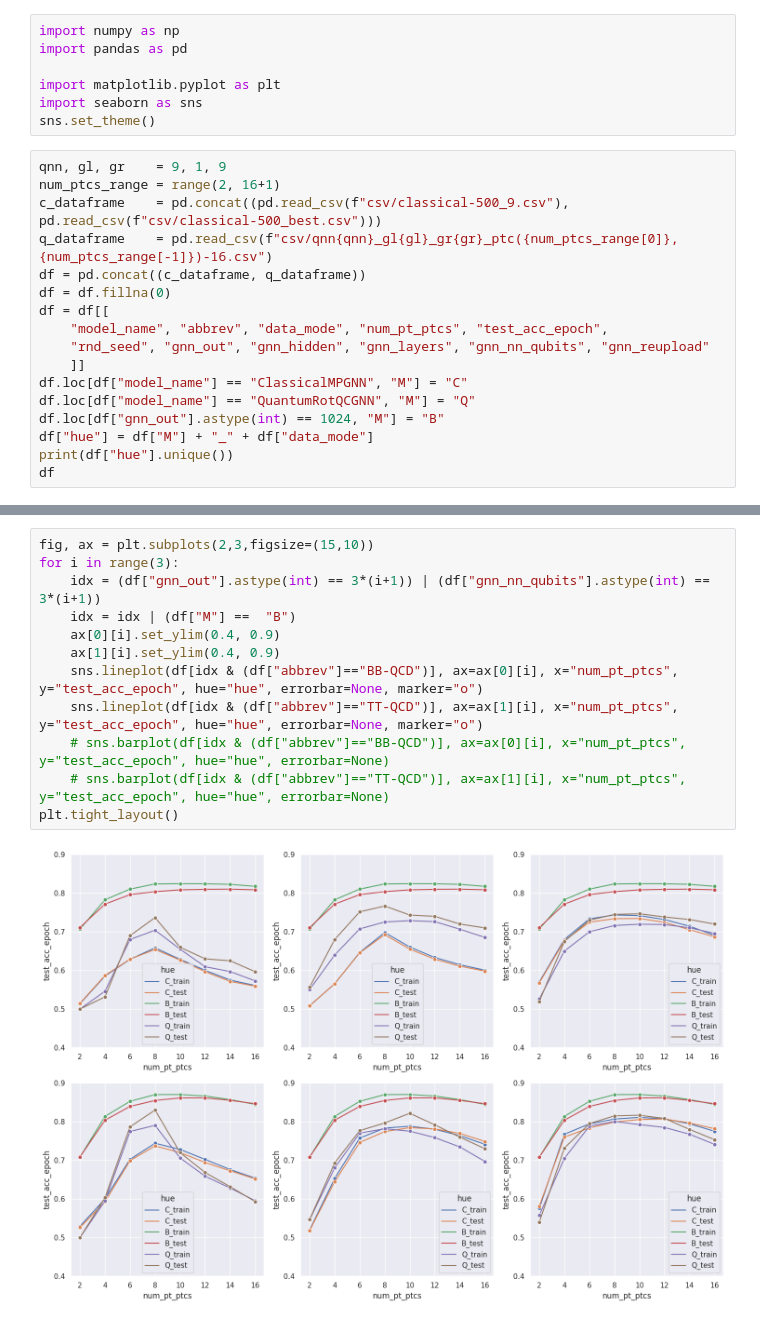
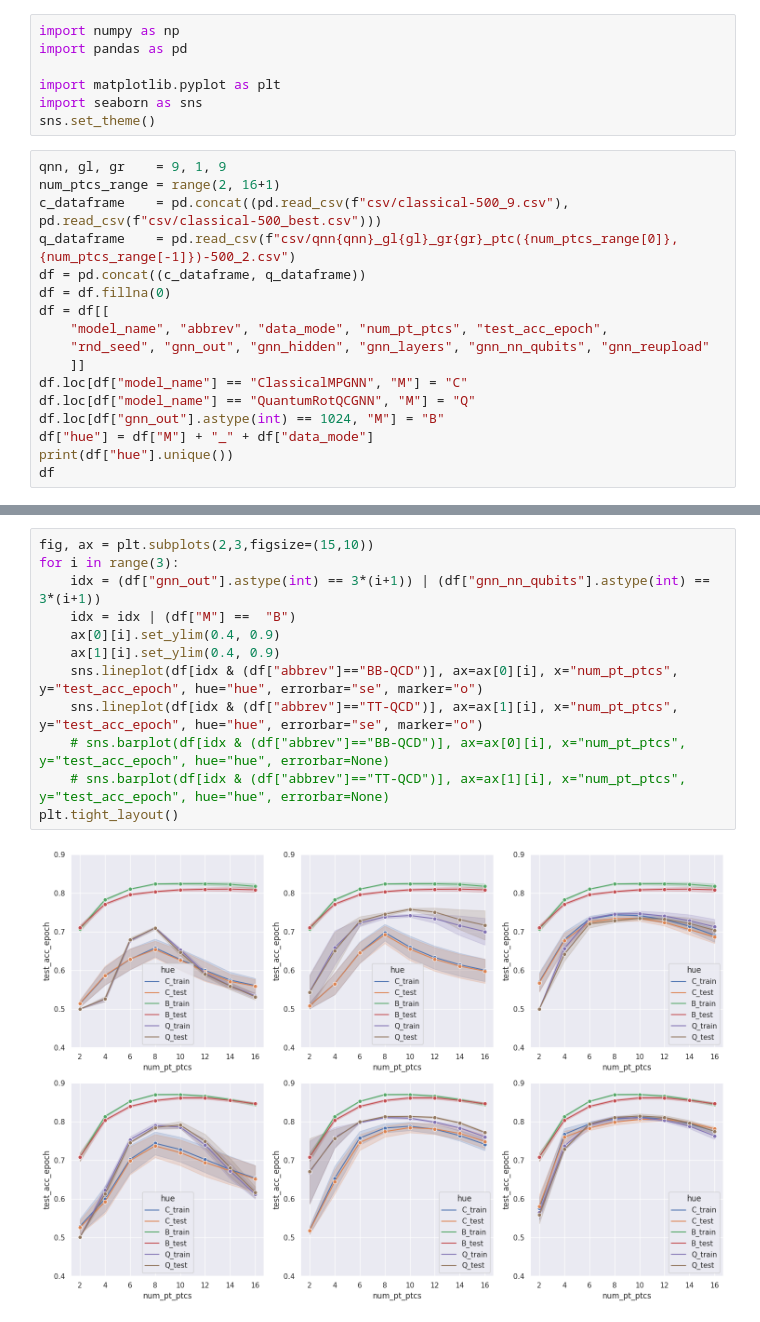
Before and after one commit to maplexgitx0302/QML-QCGNN, a Jupyter notebook: result_diff_ptcs.ipynb, the cells around one changed output, grey strips where cells are left out. Drawn from its saved outputs; the diff is of its cells as text.

```diff
--- a/result_diff_ptcs.ipynb
+++ b/result_diff_ptcs.ipynb
@@ -9,7 +9,7 @@ sns.set_theme()
 qnn, gl, gr    = 9, 1, 9
 num_ptcs_range = range(2, 16+1)
 c_dataframe    = pd.concat((pd.read_csv(f"csv/classical-500_9.csv"), pd.read_csv(f"csv/classical-500_best.csv")))
-q_dataframe    = pd.read_csv(f"csv/qnn{qnn}_gl{gl}_gr{gr}_ptc({num_ptcs_range[0]},{num_ptcs_range[-1]})-16.csv")
+q_dataframe    = pd.read_csv(f"csv/qnn{qnn}_gl{gl}_gr{gr}_ptc({num_ptcs_range[0]},{num_ptcs_range[-1]})-500_2.csv")
 df = pd.concat((c_dataframe, q_dataframe))
 df = df.fillna(0)
 df = df[[
@@ -40,14 +40,14 @@ df
 # %%
 fig, ax = plt.subplots(2,3,figsize=(15,10))
 for i in range(3):
     idx = (df["gnn_out"].astype(int) == 3*(i+1)) | (df["gnn_nn_qubits"].astype(int) == 3*(i+1))
     idx = idx | (df["M"] ==  "B")
     ax[0][i].set_ylim(0.4, 0.9)
     ax[1][i].set_ylim(0.4, 0.9)
-    sns.lineplot(df[idx & (df["abbrev"]=="BB-QCD")], ax=ax[0][i], x="num_pt_ptcs", y="test_acc_epoch", hue="hue", errorbar=None, marker="o")
-    sns.lineplot(df[idx & (df["abbrev"]=="TT-QCD")], ax=ax[1][i], x="num_pt_ptcs", y="test_acc_epoch", hue="hue", errorbar=None, marker="o")
+    sns.lineplot(df[idx & (df["abbrev"]=="BB-QCD")], ax=ax[0][i], x="num_pt_ptcs", y="test_acc_epoch", hue="hue", errorbar="se", marker="o")
+    sns.lineplot(df[idx & (df["abbrev"]=="TT-QCD")], ax=ax[1][i], x="num_pt_ptcs", y="test_acc_epoch", hue="hue", errorbar="se", marker="o")
     # sns.barplot(df[idx & (df["abbrev"]=="BB-QCD")], ax=ax[0][i], x="num_pt_ptcs", y="test_acc_epoch", hue="hue", errorbar=None)
     # sns.barplot(df[idx & (df["abbrev"]=="TT-QCD")], ax=ax[1][i], x="num_pt_ptcs", y="test_acc_epoch", hue="hue", errorbar=None)
 plt.tight_layout()
 # %% [output]
-[figure, old version]
+[figure, new version]
```
Also changed, not shown: parts of 1 cell of this notebook, 4 other files.
